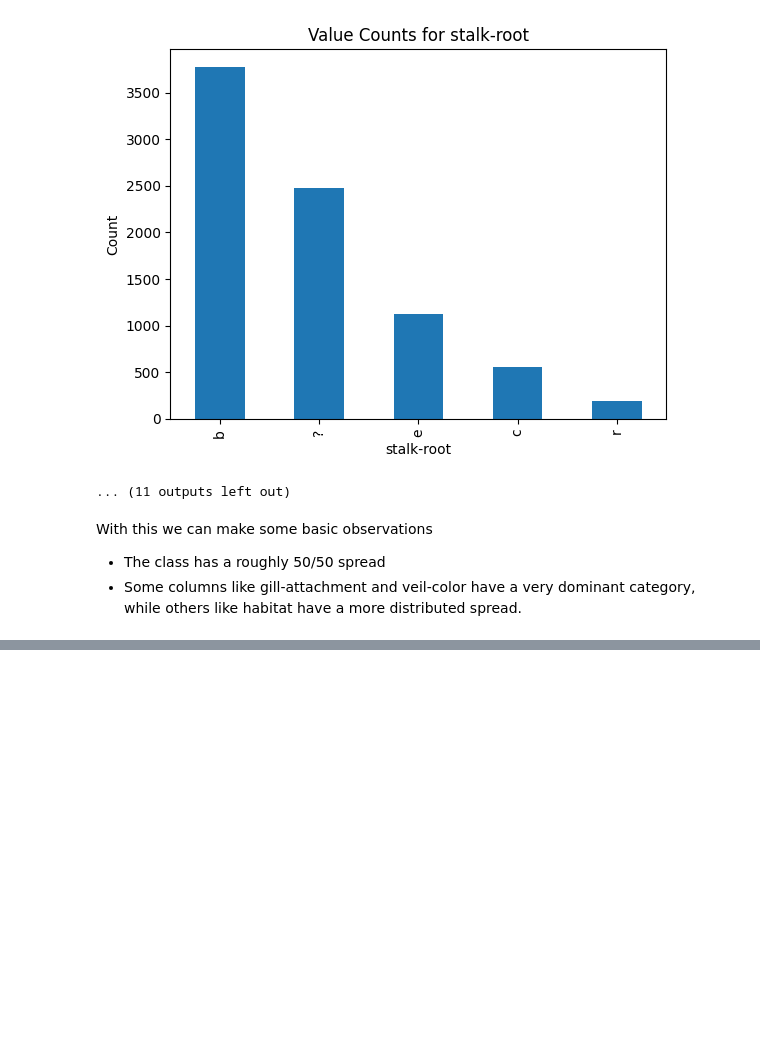
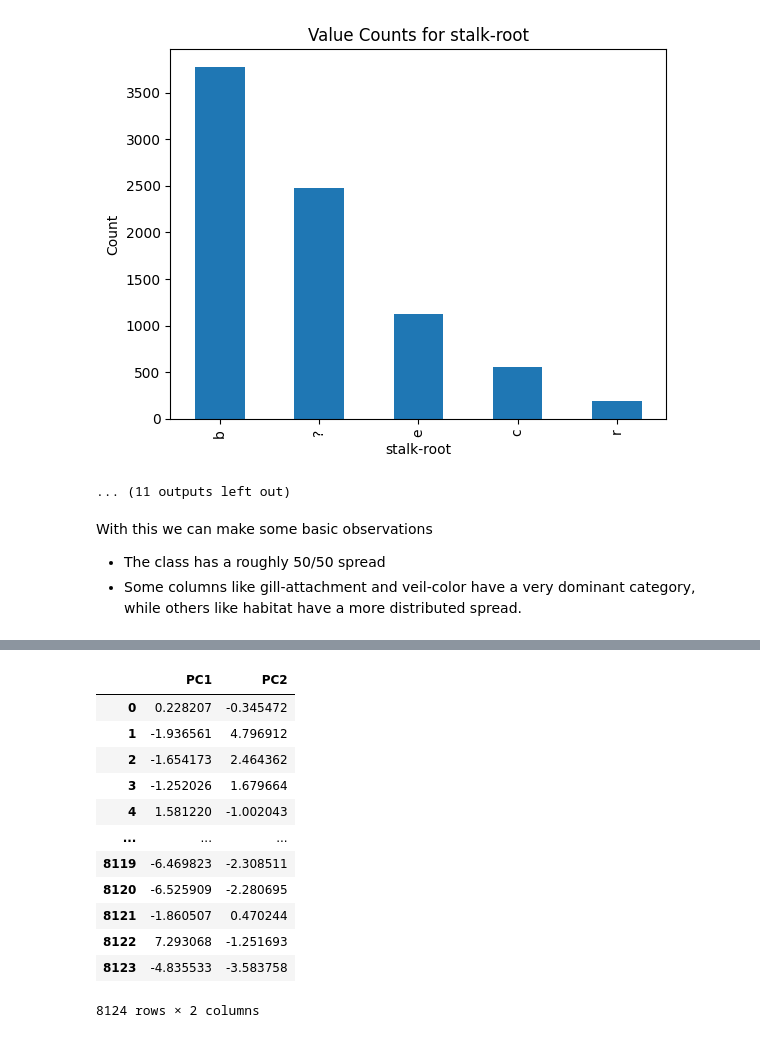
Before and after one commit to MichaelVerdegaal/DimensionVisualization, a Jupyter notebook: main/main.ipynb, the cells around one changed output, grey strips where cells are left out. Cells and saved outputs as stored; diff of their text form; code cells hidden in the pictures; blank space fills up the shorter version.

```diff
--- a/main/main.ipynb
+++ b/main/main.ipynb
@@ -107,0 +140,20 @@ X = df.drop("class", axis=1)
+# %%
+from sklearn.decomposition import PCA
+pca = PCA(n_components=2)
+X_reduced = pca.fit_transform(X)
+X_reduced = pd.DataFrame(X_reduced, columns=["PC1", "PC2"])
+X_reduced
+# %% [output]
+|  | PC1 | PC2 |
+| 0 | 0.228207 | -0.345472 |
+| 1 | -1.936561 | 4.796912 |
+| 2 | -1.654173 | 2.464362 |
+| 3 | -1.252026 | 1.679664 |
+| 4 | 1.581220 | -1.002043 |
+| ... | ... | ... |
+| 8119 | -6.469823 | -2.308511 |
+| 8120 | -6.525909 | -2.280695 |
+| 8121 | -1.860507 | 0.470244 |
+| 8122 | 7.293068 | -1.251693 |
+| 8123 | -4.835533 | -3.583758 |
+8124 rows × 2 columns
```
Also changed, not shown: parts of 7 cells of this notebook.
